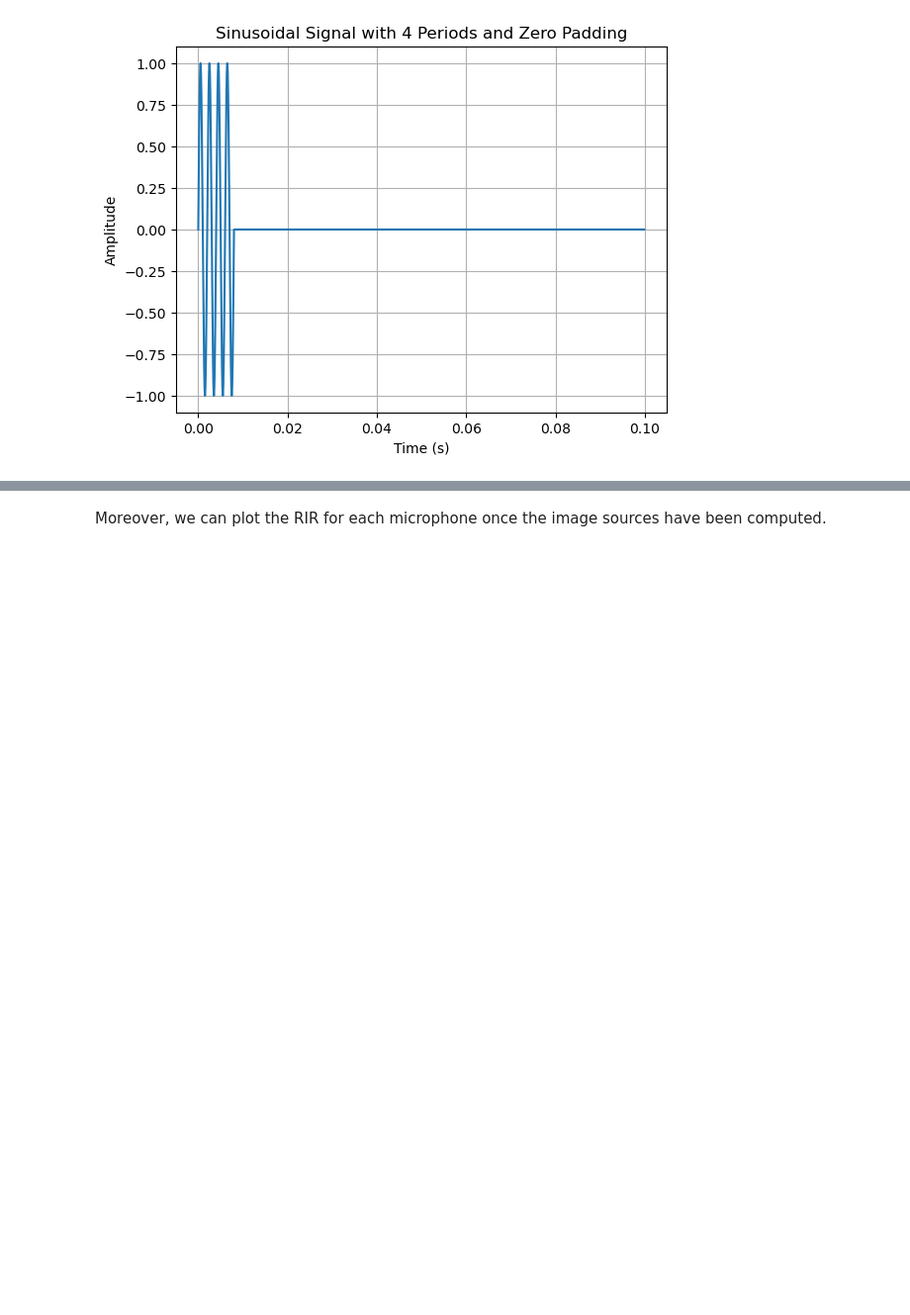
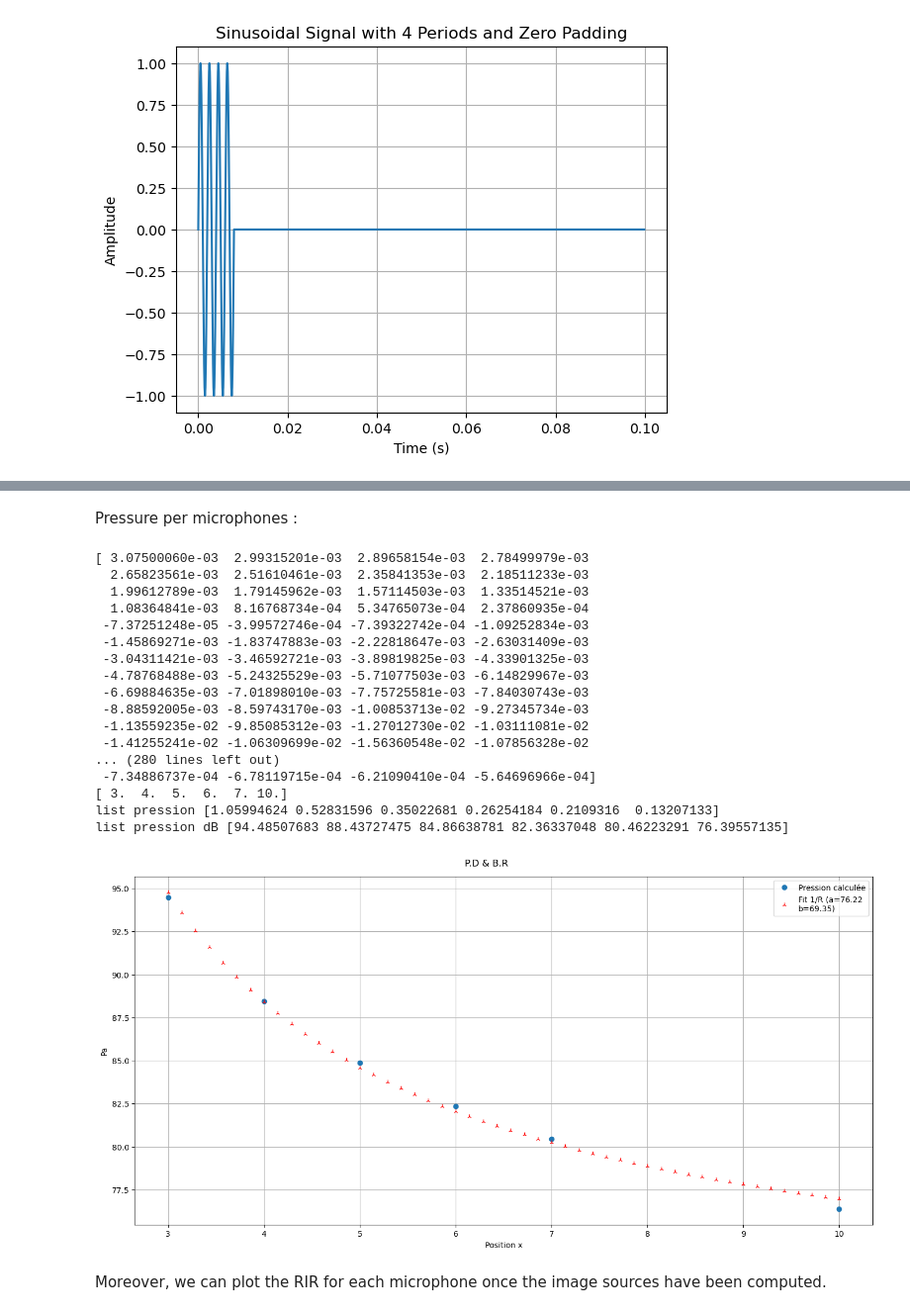
Before and after one commit to PierreDOE/TP2_Acoustics, a Jupyter notebook: Pierre_doe_TP2.ipynb, the cells around one changed output, grey strips where cells are left out. Shown at 99% size. Saved outputs shown, nothing was run; the diff lists cells and outputs as text; code cells hidden in the pictures; blank space fills up the shorter version.

```diff
--- a/Pierre_doe_TP2.ipynb
+++ b/Pierre_doe_TP2.ipynb
@@ -151,3 +153,65 @@ fig.set_size_inches(10.5, 15.5)
+# %% [markdown]
+Pressure per microphones :
+# %%
+room.compute_rir()
+#print(room.mic_array.signals.shape)
+plt.figure(figsize=[14, 7])
+plt.suptitle("P.D & B.R")
+pressure_list = []
+
+for mic_index in range(len(room.rir)):
+    rir = room.rir[mic_index][0]
+    print(room.rir[mic_index][0])
+    amplitude = np.convolve( extended_signal, rir)
+    pressure_list.append(np.max(np.abs(amplitude)))
+
+# Convertion en db
+pressure_list = np.array(pressure_list)
+pressure_list_dB = 20*np.log10(pressure_list/(20e-6))
+
+# Vérifions que la courbe suit bien une loi en 1/R
+
+pos = R[0]
+
+def decay_model(r, a, b):
+    return a / r + b
+
+x = np.linspace(3,10)
+popt, pcov = curve_fit(decay_model, pos, pressure_list_dB, bounds=(0, np.inf))
+fit_a, fit_b = popt
+fit_curve = decay_model(x, fit_a, fit_b)
+
+
+print(pos)
+print("list pression", pressure_list)
+print("list pression dB", pressure_list_dB)
+plt.plot(pos,pressure_list_dB, 'o', linewidth = 8, label=f"Pression calculée")
+plt.plot(x, fit_curve, 'r2', linewidth = 3, label=f"Fit 1/R (a={fit_a:.2f}\nb={fit_b:.2f})")
+plt.legend()
+plt.ylabel("Pa")
+plt.tight_layout()
+plt.grid()
+plt.xlabel("Position x")
+plt.show()
+# %% [output]
+[ 3.07500060e-03  2.99315201e-03  2.89658154e-03  2.78499979e-03
+  2.65823561e-03  2.51610461e-03  2.35841353e-03  2.18511233e-03
+  1.99612789e-03  1.79145962e-03  1.57114503e-03  1.33514521e-03
+  1.08364841e-03  8.16768734e-04  5.34765073e-04  2.37860935e-04
+ -7.37251248e-05 -3.99572746e-04 -7.39322742e-04 -1.09252834e-03
+ -1.45869271e-03 -1.83747883e-03 -2.22818647e-03 -2.63031409e-03
+ -3.04311421e-03 -3.46592721e-03 -3.89819825e-03 -4.33901325e-03
+ -4.78768488e-03 -5.24325529e-03 -5.71077503e-03 -6.14829967e-03
+ -6.69884635e-03 -7.01898010e-03 -7.75725581e-03 -7.84030743e-03
+ -8.88592005e-03 -8.59743170e-03 -1.00853713e-02 -9.27345734e-03
+ -1.13559235e-02 -9.85085312e-03 -1.27012730e-02 -1.03111081e-02
+ -1.41255241e-02 -1.06309699e-02 -1.56360548e-02 -1.07856328e-02
+... (280 lines left out)
+ -7.34886737e-04 -6.78119715e-04 -6.21090410e-04 -5.64696966e-04]
+[ 3.  4.  5.  6.  7. 10.]
+list pression [1.05994624 0.52831596 0.35022681 0.26254184 0.2109316  0.13207133]
+list pression dB [94.48507683 88.43727475 84.86638781 82.36337048 80.46223291 76.39557135]
+[figure, added]
 # %% [markdown]
 Moreover, we can plot the RIR for each microphone once the image sources have been computed.
 # %%
```
Also changed, not shown: parts of 8 cells of this notebook.
